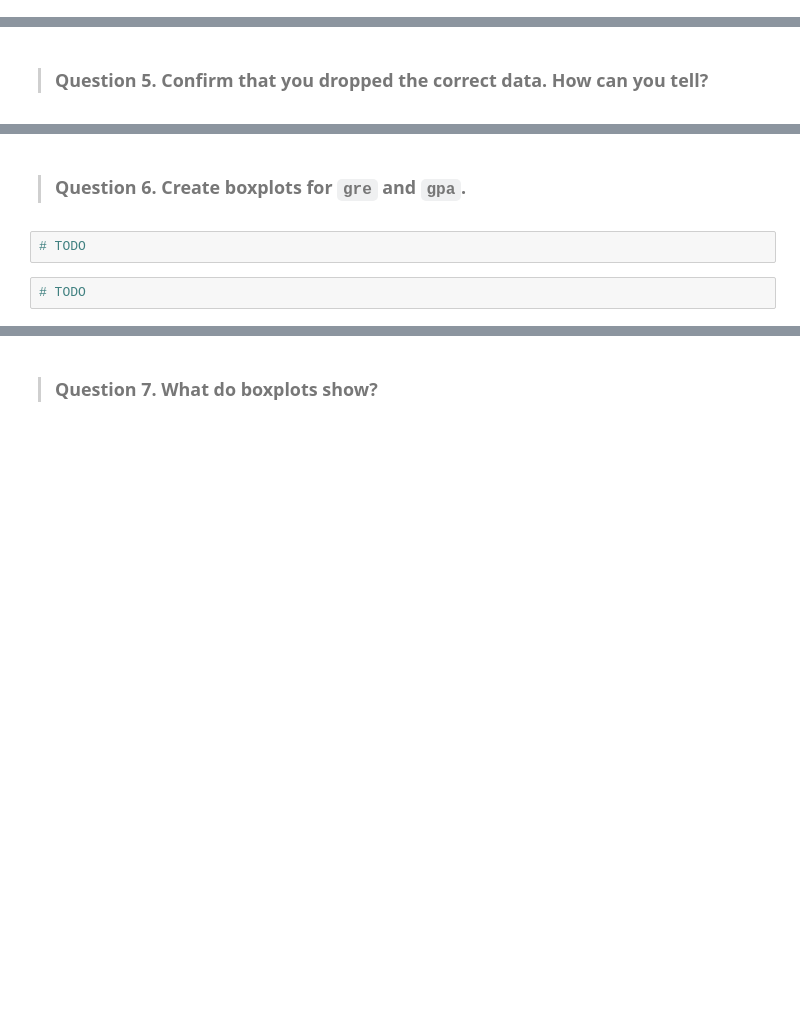
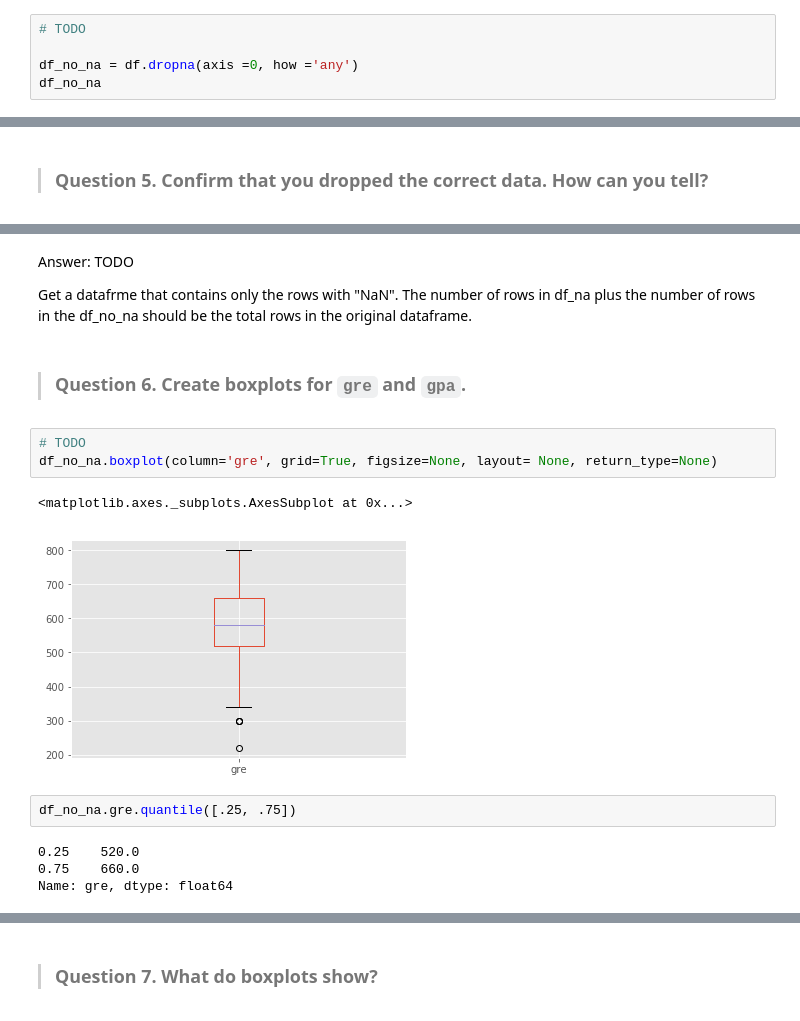
Before and after one commit to zenprogrm/DS-SF-34, a Jupyter notebook: unit-project/2/notebooks/unit-project-2-starter-code_ZZheng.ipynb, the cells around one changed output, grey strips where cells are left out. Drawn from its saved outputs; the diff is of its cells as text; blank space fills up the shorter version.

```diff
--- a/unit-project/2/notebooks/unit-project-2-starter-code_ZZheng.ipynb
+++ b/unit-project/2/notebooks/unit-project-2-starter-code_ZZheng.ipynb
@@ -115,0 +93,5 @@ Answer: TODO
+# %%
+# TODO
+
+df_no_na = df.dropna(axis =0, how ='any')
+df_no_na
@@ -122,6 +124,18 @@ Answer: TODO
+# %% [markdown]
+Answer: TODO
+
+Get a datafrme that contains only the rows with "NaN". The number of rows in df_na plus the number of rows in the df_no_na should be the total rows in the original dataframe.
 # %% [markdown]
 > ### Question 6.  Create boxplots for `gre` and `gpa`.
-# %%
-# TODO
-# %%
-# TODO
+# %%
+# TODO
+df_no_na.boxplot(column='gre', grid=True, figsize=None, layout= None, return_type=None)
+# %% [output]
+<matplotlib.axes._subplots.AxesSubplot at 0x...>
+[figure, added]
+# %%
+df_no_na.gre.quantile([.25, .75])
+# %% [output]
+0.25    520.0
+0.75    660.0
+Name: gre, dtype: float64
```
Also changed, not shown: parts of 44 cells of this notebook.
